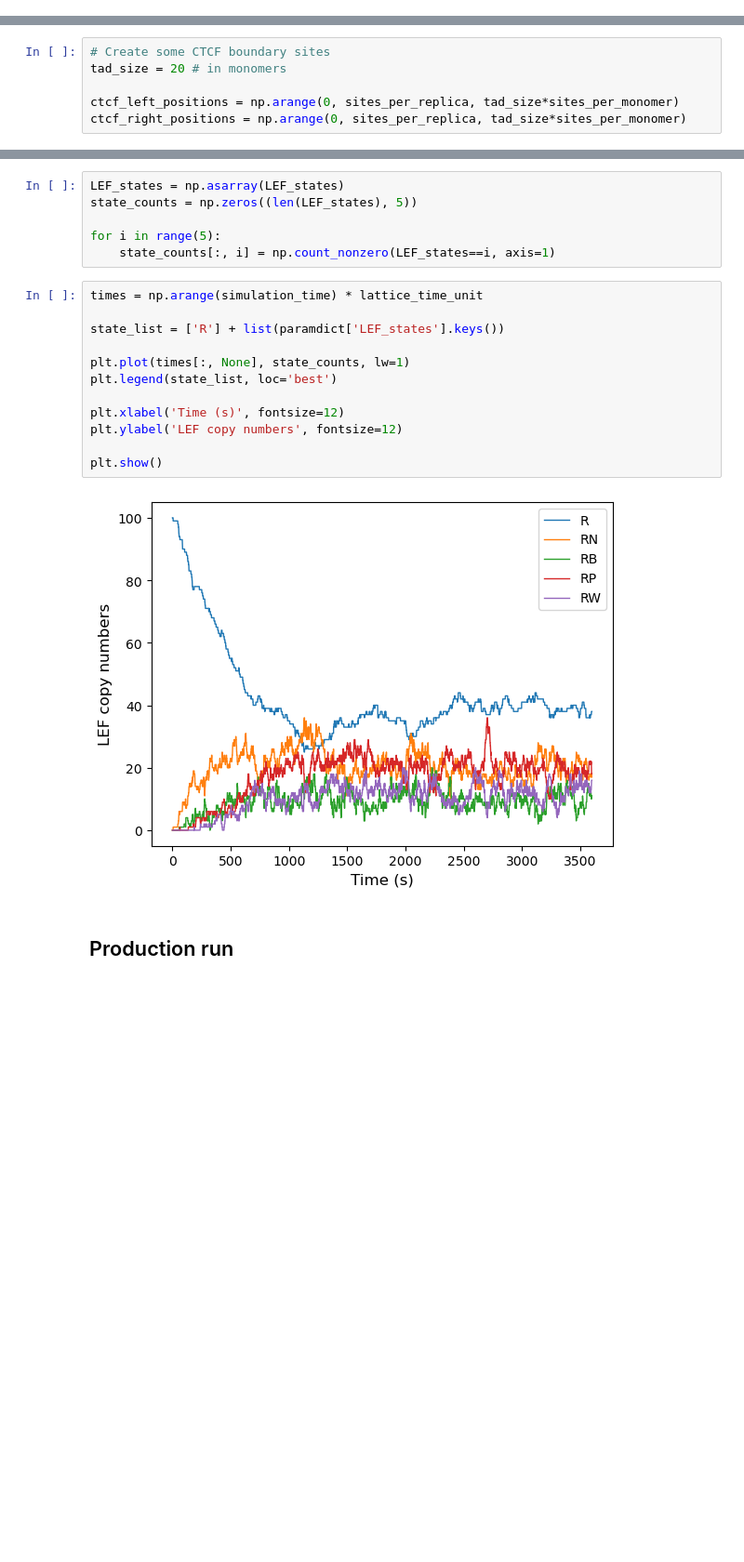
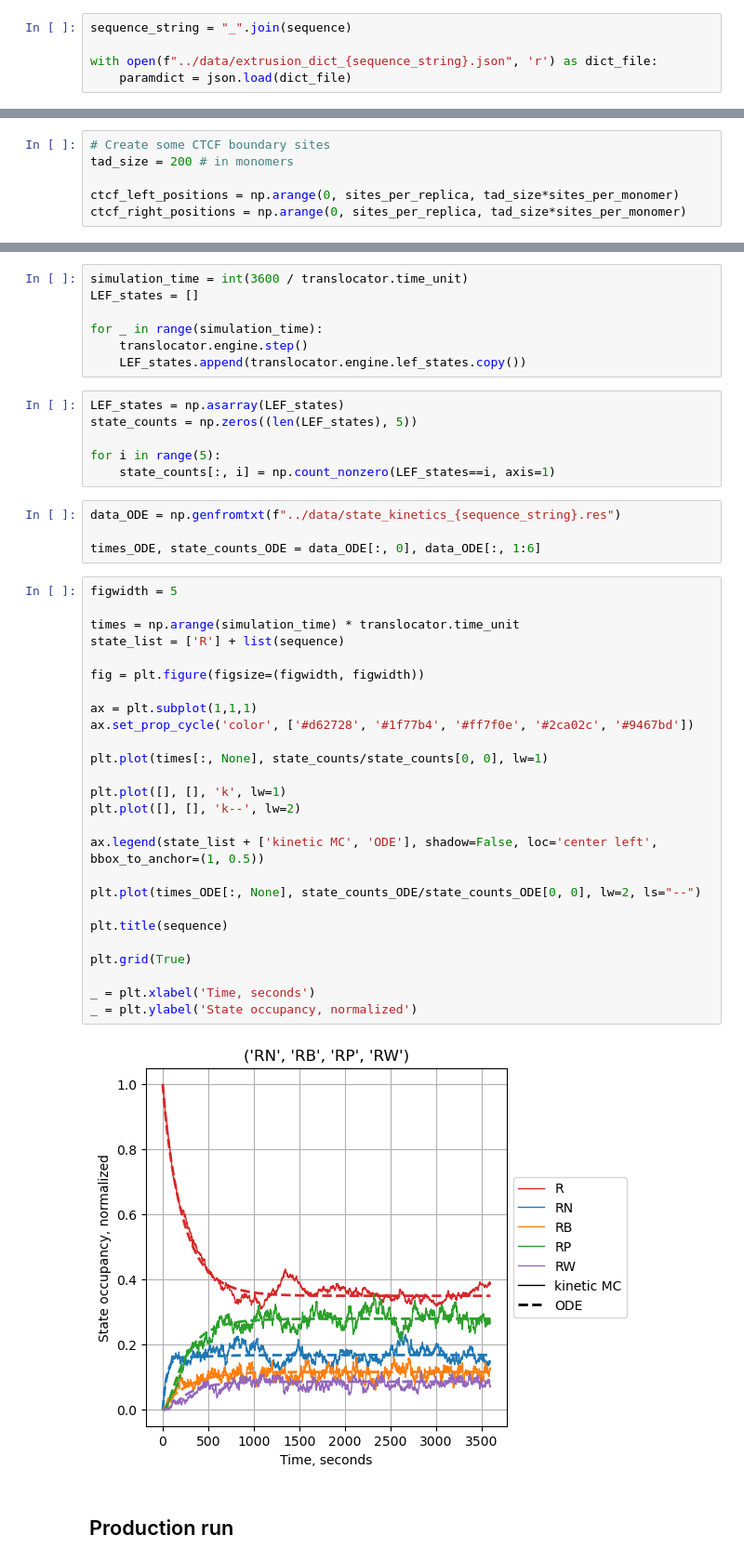
Before and after one commit to WhittakerWave/discrete_extrusion_sister, a Jupyter notebook: examples/lattice_simulations_multistate.ipynb, the cells around one changed output, grey strips where cells are left out. Shown at 93% size. Drawn from its saved outputs; the diff is of its cells as text; blank space fills up the shorter version.

```diff
--- a/examples/lattice_simulations_multistate.ipynb
+++ b/examples/lattice_simulations_multistate.ipynb
@@ -14,3 +13,8 @@ with open("uniform_dict_fivestate.json", 'r') as dict_file:
+# %%
+sequence_string = "_".join(sequence)
+
+with open(f"../data/extrusion_dict_{sequence_string}.json", 'r') as dict_file:
+    paramdict = json.load(dict_file)
 # %%
 monomers_per_replica = paramdict['monomers_per_replica']
 sites_per_monomer = paramdict['sites_per_monomer']
@@ -34,7 +38,7 @@ print(LEF_lifetime['A'], CTCF_facestall['A'])
 # Making extruders
 # %%
 # Create some CTCF boundary sites
-tad_size = 20 # in monomers
+tad_size = 200 # in monomers
 
 ctcf_left_positions = np.arange(0, sites_per_replica, tad_size*sites_per_monomer)
 ctcf_right_positions = np.arange(0, sites_per_replica, tad_size*sites_per_monomer)
@@ -61,22 +56,47 @@ for _ in range(simulation_time):
+# %%
+simulation_time = int(3600 / translocator.time_unit)
+LEF_states = []
+
+for _ in range(simulation_time):
+    translocator.engine.step()
+    LEF_states.append(translocator.engine.lef_states.copy())
 # %%
 LEF_states = np.asarray(LEF_states)
 state_counts = np.zeros((len(LEF_states), 5))
 
 for i in range(5):
     state_counts[:, i] = np.count_nonzero(LEF_states==i, axis=1)
+# %%
+data_ODE = np.genfromtxt(f"../data/state_kinetics_{sequence_string}.res")
+
+times_ODE, state_counts_ODE = data_ODE[:, 0], data_ODE[:, 1:6]
 # %%
-times = np.arange(simulation_time) * lattice_time_unit
+figwidth = 5
 
-state_list = ['R'] + list(paramdict['LEF_states'].keys())
+times = np.arange(simulation_time) * translocator.time_unit
+state_list = ['R'] + list(sequence)
 
-plt.plot(times[:, None], state_counts, lw=1)
-plt.legend(state_list, loc='best')
+fig = plt.figure(figsize=(figwidth, figwidth))
 
-plt.xlabel('Time (s)', fontsize=12)
-plt.ylabel('LEF copy numbers', fontsize=12)
+ax = plt.subplot(1,1,1)
+ax.set_prop_cycle('color', ['#d62728', '#1f77b4', '#ff7f0e', '#2ca02c', '#9467bd'])
 
-plt.show()
+plt.plot(times[:, None], state_counts/state_counts[0, 0], lw=1)
+
+plt.plot([], [], 'k', lw=1)
+plt.plot([], [], 'k--', lw=2)
+
+ax.legend(state_list + ['kinetic MC', 'ODE'], shadow=False, loc='center left', bbox_to_anchor=(1, 0.5))
+
+plt.plot(times_ODE[:, None], state_counts_ODE/state_counts_ODE[0, 0], lw=2, ls="--")
+
+plt.title(sequence)
+
+plt.grid(True)
+
+_ = plt.xlabel('Time, seconds')
+_ = plt.ylabel('State occupancy, normalized')
 # %% [output]
-[figure, old version]
+[figure, new version]
 # %% [markdown]
 ## Production run
```
Also changed, not shown: parts of 10 cells of this notebook, 12 other files.
